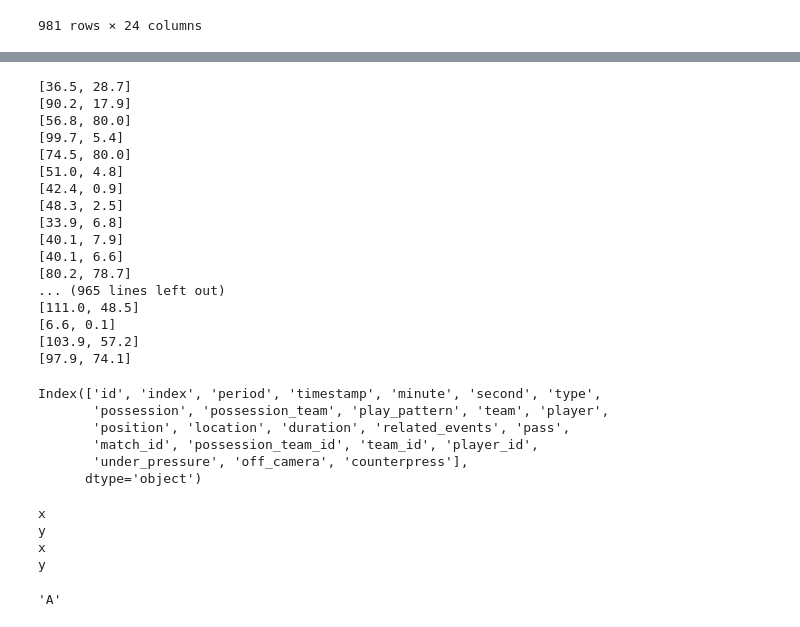
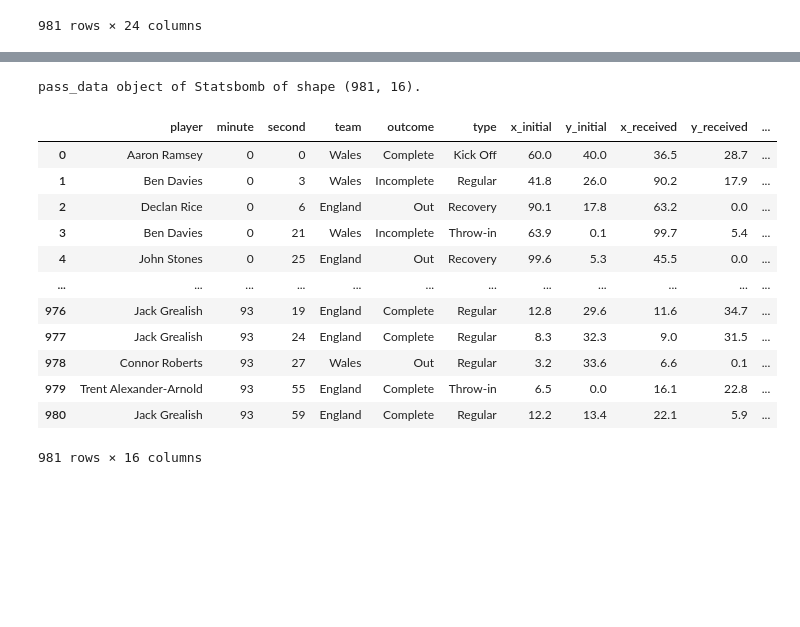
Before and after one commit to DavidB1999/My_Football_Analytics, a Jupyter notebook: PassData/PassDataSchmier.ipynb, the cells around one changed output, grey strips where cells are left out. Saved outputs shown, nothing was run; the diff lists cells and outputs as text; code cells hidden in the pictures; blank space fills up the shorter version.

Commit message:
Still working on pass_data
rescaling of pass data now functional

```diff
--- a/PassData/PassDataSchmier.ipynb
+++ b/PassData/PassDataSchmier.ipynb
@@ -37,5 +37,7 @@ df
 | 980 | 359aa65d-c58b-4caf-abca-8609d499ed0e | 3313 | 2 | 00:48:59.551 | 93 | 59 | Pass | 157 | England | ... |
 981 rows × 24 columns
 # %%
-df['pass'][230]
+from Pass_Data import pass_data
+passdata = pass_data(df, data_source='Statsbomb')
+passdata
 # %% [output]
@@ -77,46 +45,20 @@ outcome
-# %%
-for p in df['pass']:
-    print(p['end_location'])
-# %% [output]
-[36.5, 28.7]
-[90.2, 17.9]
-[56.8, 80.0]
-[99.7, 5.4]
-[74.5, 80.0]
-[51.0, 4.8]
-[42.4, 0.9]
-[48.3, 2.5]
-[33.9, 6.8]
-[40.1, 7.9]
-[40.1, 6.6]
-[80.2, 78.7]
-... (965 lines left out)
-[111.0, 48.5]
-[6.6, 0.1]
-[103.9, 57.2]
-[97.9, 74.1]
-# %%
-df.columns
-# %% [output]
-Index(['id', 'index', 'period', 'timestamp', 'minute', 'second', 'type',
-       'possession', 'possession_team', 'play_pattern', 'team', 'player',
-       'position', 'location', 'duration', 'related_events', 'pass',
-       'match_id', 'possession_team_id', 'team_id', 'player_id',
-       'under_pressure', 'off_camera', 'counterpress'],
-      dtype='object')
-# %%
-coordinates = ['x_initial', 'y_initial', 'x_received', 'y_received']
-
-for c in coordinates:
-    print(re.sub('_.*', '', c))
-# %% [output]
-x
-y
-x
-y
-# %%
-import re
-A = re.sub(pattern='_.*', repl='', string='A_Alpha')
-A
-# %% [output]
-'A'
+# %%
+print(passdata)
+# %% [output]
+pass_data object of Statsbomb of shape (981, 16).
+# %%
+passdata.data
+# %% [output]
+|  | player | minute | second | team | outcome | type | x_initial | y_initial | x_received | y_received | ... |
+| 0 | Aaron Ramsey | 0 | 0 | Wales | Complete | Kick Off | 60.0 | 40.0 | 36.5 | 28.7 | ... |
+| 1 | Ben Davies | 0 | 3 | Wales | Incomplete | Regular | 41.8 | 26.0 | 90.2 | 17.9 | ... |
+| 2 | Declan Rice | 0 | 6 | England | Out | Recovery | 90.1 | 17.8 | 63.2 | 0.0 | ... |
+| 3 | Ben Davies | 0 | 21 | Wales | Incomplete | Throw-in | 63.9 | 0.1 | 99.7 | 5.4 | ... |
+| 4 | John Stones | 0 | 25 | England | Out | Recovery | 99.6 | 5.3 | 45.5 | 0.0 | ... |
+| ... | ... | ... | ... | ... | ... | ... | ... | ... | ... | ... | ... |
+| 976 | Jack Grealish | 93 | 19 | England | Complete | Regular | 12.8 | 29.6 | 11.6 | 34.7 | ... |
+| 977 | Jack Grealish | 93 | 24 | England | Complete | Regular | 8.3 | 32.3 | 9.0 | 31.5 | ... |
+| 978 | Connor Roberts | 93 | 27 | Wales | Out | Regular | 3.2 | 33.6 | 6.6 | 0.1 | ... |
+| 979 | Trent Alexander-Arnold | 93 | 55 | England | Complete | Throw-in | 6.5 | 0.0 | 16.1 | 22.8 | ... |
+| 980 | Jack Grealish | 93 | 59 | England | Complete | Regular | 12.2 | 13.4 | 22.1 | 5.9 | ... |
+981 rows × 16 columns
```
Also changed, not shown: parts of 3 cells of this notebook, 1 other file.
